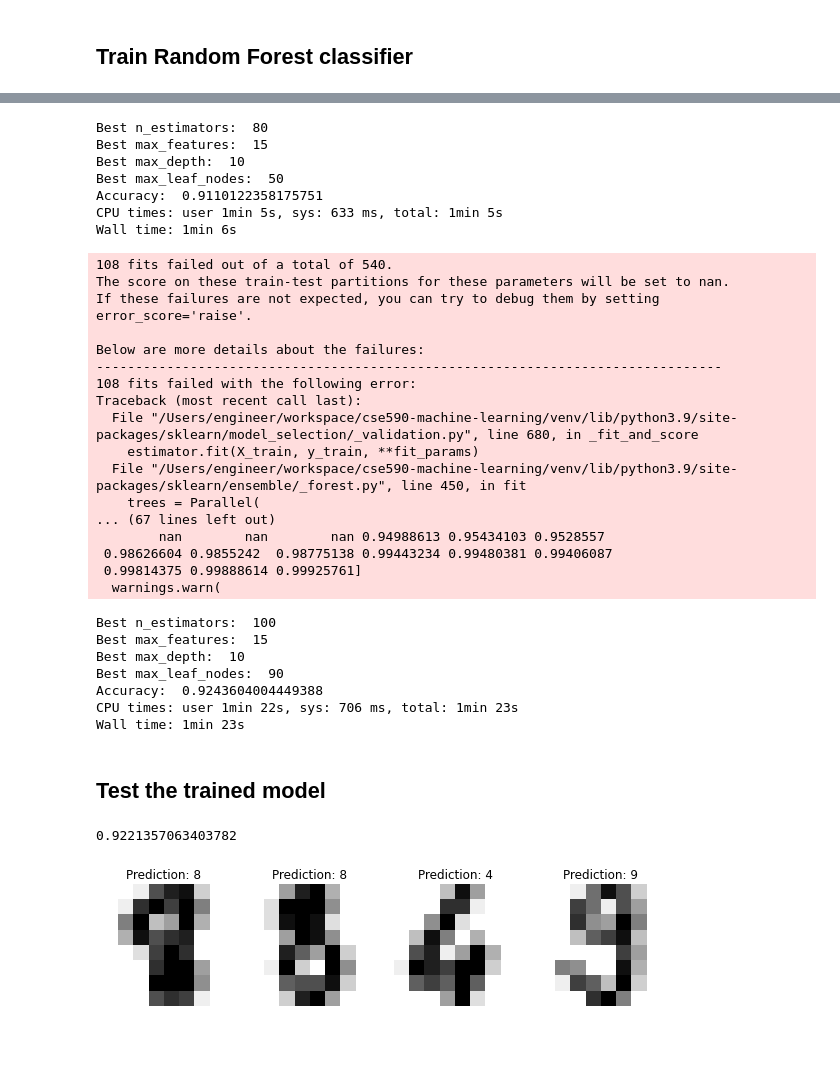
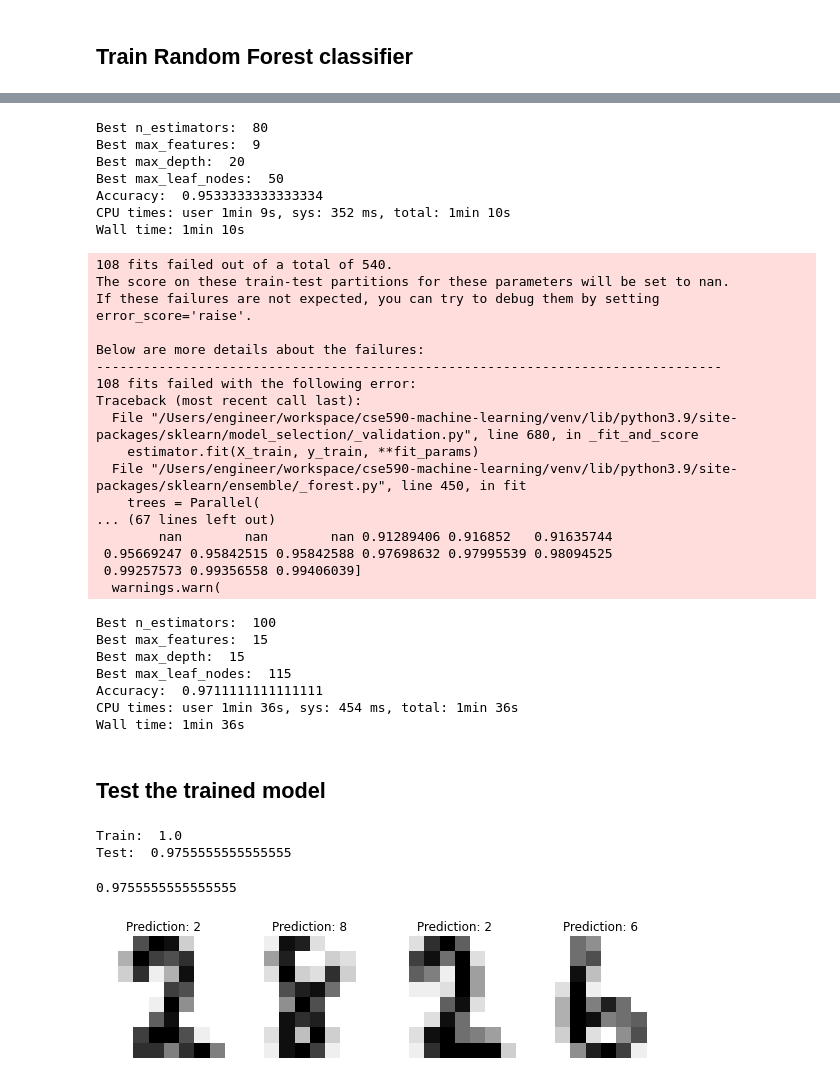
Before and after one commit to jasonmrimer/cse590-machine-learning, a Jupyter notebook: midterm/problem 4 random forest.ipynb, the cells around one changed output, grey strips where cells are left out. Cells and saved outputs as stored; diff of their text form; code cells hidden in the pictures; blank space fills up the shorter version.

```diff
--- a/midterm/problem 4 random forest.ipynb
+++ b/midterm/problem 4 random forest.ipynb
@@ -12,7 +12,10 @@ https://scikit-learn.org/stable/auto_examples/classification/plot_digits_classif
 # %% [markdown]
 ## Import and setup data
 # %%
+import heapq
+
 import numpy as np
+import pandas as pd
 import sklearn.datasets
 import sklearn_evaluation
 from matplotlib import pyplot as plt
@@ -27,8 +30,8 @@ data = digits.images.reshape((n_samples, -1))
 X_train, X_test, y_train, y_test = train_test_split(
     data,
     digits.target,
-    test_size=0.5,
-    shuffle=False,
     random_state=0
 )
+print(len(X_train))
+print(len(X_test))
 # %% [output]
@@ -166,18 +177,20 @@ Wall time: 56.7 s
 # %%
+np.random.seed(42)
+
 n_estimators = np.linspace(60, 100, 3, dtype=int)
 max_features = np.linspace(9, 15, 3, dtype=int)
 max_depth = np.linspace(10, 30, 3, dtype=int)
 max_leaf_nodes = np.linspace(1, 50, 5, dtype=int)
 
-grid_search = %time grid_search_random_forest(n_estimators, max_features, max_depth, max_leaf_nodes)
+grid_search = % time grid_search_random_forest(n_estimators, max_features, max_depth, max_leaf_nodes)
 # %% [output]
 Best n_estimators:  80
-Best max_features:  15
-Best max_depth:  10
+Best max_features:  9
+Best max_depth:  20
 Best max_leaf_nodes:  50
-Accuracy:  0.9110122358175751
-CPU times: user 1min 5s, sys: 633 ms, total: 1min 5s
-Wall time: 1min 6s
+Accuracy:  0.9533333333333334
+CPU times: user 1min 9s, sys: 352 ms, total: 1min 10s
+Wall time: 1min 10s
 108 fits failed out of a total of 540.
 The score on these train-test partitions for these parameters will be set to nan.
 If these failures are not expected, you can try to debug them by setting error_score='raise'.
@@ -191,45 +204,55 @@ Traceback (most recent call last):
   File "/Users/engineer/workspace/cse590-machine-learning/venv/lib/python3.9/site-packages/sklearn/ensemble/_forest.py", line 450, in fit
     trees = Parallel(
 ... (67 lines left out)
-        nan        nan        nan 0.94988613 0.95434103 0.9528557
- 0.98626604 0.9855242  0.98775138 0.99443234 0.99480381 0.99406087
- 0.99814375 0.99888614 0.99925761]
+        nan        nan        nan 0.91289406 0.916852   0.91635744
+ 0.95669247 0.95842515 0.95842588 0.97698632 0.97995539 0.98094525
+ 0.99257573 0.99356558 0.99406039]
   warnings.warn(
 # %%
+np.random.seed(42)
+
 n_estimators = np.linspace(60, 100, 3, dtype=int)
 max_features = np.linspace(12, 18, 3, dtype=int)
 max_depth = np.linspace(5, 15, 3, dtype=int)
 max_leaf_nodes = np.linspace(40, 140, 5, dtype=int)
 
-grid_search = %time grid_search_random_forest(n_estimators, max_features, max_depth, max_leaf_nodes)
+grid_search = % time grid_search_random_forest(n_estimators, max_features, max_depth, max_leaf_nodes)
 # %% [output]
 Best n_estimators:  100
 Best max_features:  15
-Best max_depth:  10
-Best max_leaf_nodes:  90
-Accuracy:  0.9243604004449388
-CPU times: user 1min 22s, sys: 706 ms, total: 1min 23s
-Wall time: 1min 23s
+Best max_depth:  15
+Best max_leaf_nodes:  115
+Accuracy:  0.9711111111111111
+CPU times: user 1min 36s, sys: 454 ms, total: 1min 36s
+Wall time: 1min 36s
 # %% [markdown]
 ## Test the trained model
 # %%
+np.random.seed(42)
+
 rf = RandomForestClassifier(
-    n_estimators=80,
-    max_features=12
+    n_estimators=100,
+    max_features=12,
+    max_depth=15,
+    max_leaf_nodes=140
 )
 rf.fit(X_train, y_train)
+print("Train: ", rf.score(X_train, y_train))
+print("Test: ", rf.score(X_test, y_test))
 y_predictions = rf.predict(X_test)
 metrics.accuracy_score(y_test, y_predictions)
 # %% [output]
-0.9221357063403782
+Train:  1.0
+Test:  0.9755555555555555
+0.9755555555555555
 # %%
 
 
 _, axes = plt.subplots(nrows=1, ncols=4, figsize=(10, 3))
-for ax, image, prediction in zip(axes, X_test, y_predictions):
+for ax, importance_mask, actual in zip(axes, X_test, y_predictions):
     ax.set_axis_off()
-    image = image.reshape(8, 8)
-    ax.imshow(image, cmap=plt.cm.gray_r, interpolation="nearest")
-    ax.set_title(f"Prediction: {prediction}")
+    importance_mask = importance_mask.reshape(8, 8)
+    ax.imshow(importance_mask, cmap=plt.cm.gray_r, interpolation="nearest")
+    ax.set_title(f"Prediction: {actual}")
 # %% [output]
-[figure, old version]
+[figure, new version]
```
Also changed, not shown: parts of 21 cells of this notebook.
